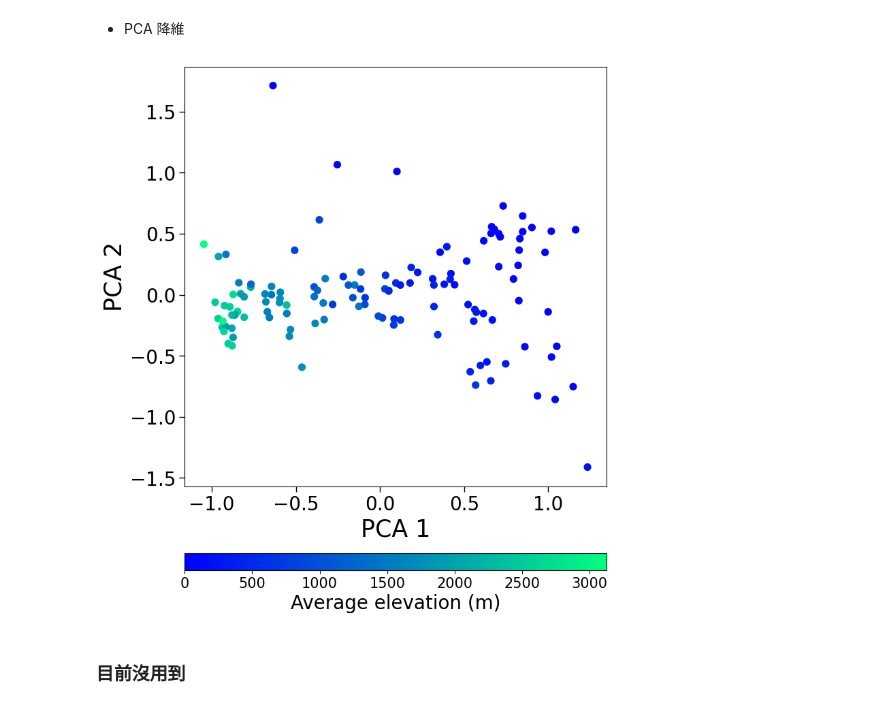
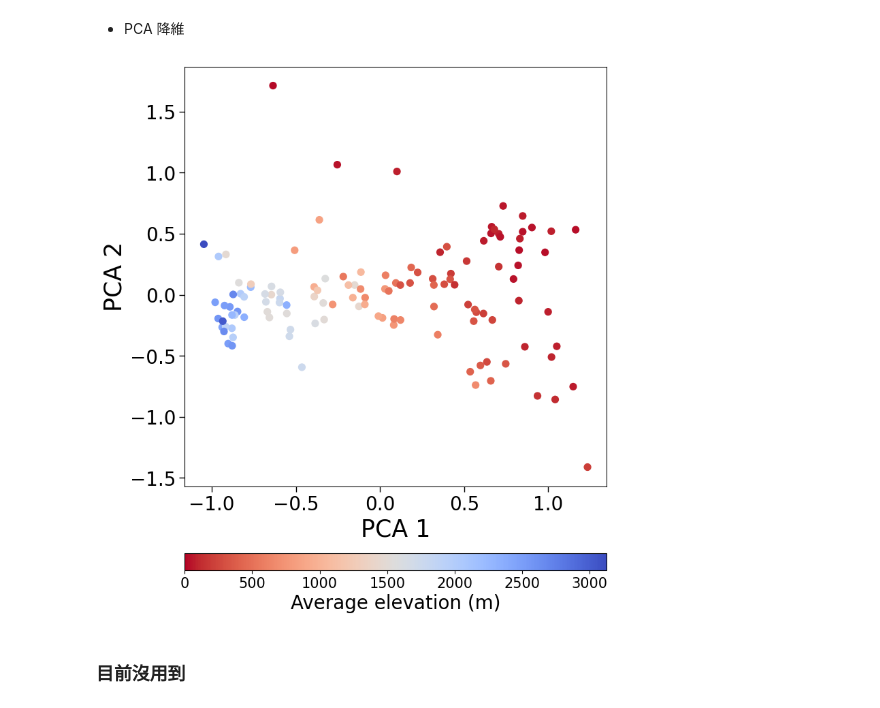
Before and after one commit to yuhinas/DeepSDM, a Jupyter notebook: Fig2_embedding_dimension_reduction.ipynb, the cells around one changed output. Cells and saved outputs as stored; diff of their text form; code cells hidden in the pictures.

```diff
--- a/Fig2_embedding_dimension_reduction.ipynb
+++ b/Fig2_embedding_dimension_reduction.ipynb
@@ -266,35 +266,35 @@ elev_values = [species_avg_elevation[sp] for sp in species_list_train]
 pca_values = [embedding_pca[i] for i, sp in enumerate(species_list_train)]
 
 pca_values = np.array(pca_values)  # 轉換成 numpy 陣列
 
 # 繪製散布圖
-ax_scatter = ax.scatter(pca_values[:, 0], pca_values[:, 1], c=elev_values, cmap='winter', s=50, vmin=0)
+ax_scatter = ax.scatter(pca_values[:, 0], pca_values[:, 1], c=elev_values, cmap='coolwarm_r', s=50, vmin=0)
 
 # for sp in ['Carpodacus_formosanus', 'Trochalopteron_morrisonianum', 'Yuhina_brunneiceps', 'Psilopogon_nuchalis', 'Liocichla_steerii']:
 #     idx = species_list_train.index(sp)
 #     ax.scatter(pca_values[idx, 0], pca_values[idx, 1], color='black')
 
 # 設置標籤和格式
 ax.set_xlabel('PCA 1', fontsize=25)
 ax.set_ylabel('PCA 2', fontsize=25)
 ax.tick_params(axis='both', which='both', length=6, width=1)  # 調整長度和寬度
 ax.tick_params(axis='both', labelsize=20)  # 設置 x 軸刻度標籤字體大小
 ax_pos = ax.get_position()
 cbar_ax = fig.add_axes([ax_pos.x0,
                         ax_pos.y0 - ax_pos.height*0.2,
                         ax_pos.width*1,
                         ax_pos.height*0.04])
 cbar = fig.colorbar(ax_scatter, ax=ax, orientation='horizontal', cax=cbar_ax)
 cbar.ax.tick_params(labelsize=15)  # 調整刻度標籤字體大小
 cbar.set_label('Average elevation (m)', fontsize=20)
 
 # 保存圖像
 plt.savefig(os.path.join(plot_path_embedding_dimension_reduction, 'embedding_pca_elev.pdf'), dpi=200, bbox_inches='tight', transparent=True)
 
 # 顯示圖像
 # plt.show()
 # %% [output]
-[figure, old version]
+[figure, new version]
 # %% [markdown]
 ### 目前沒用到
 # %%
```
Also changed, not shown: parts of 1 cell of this notebook.
